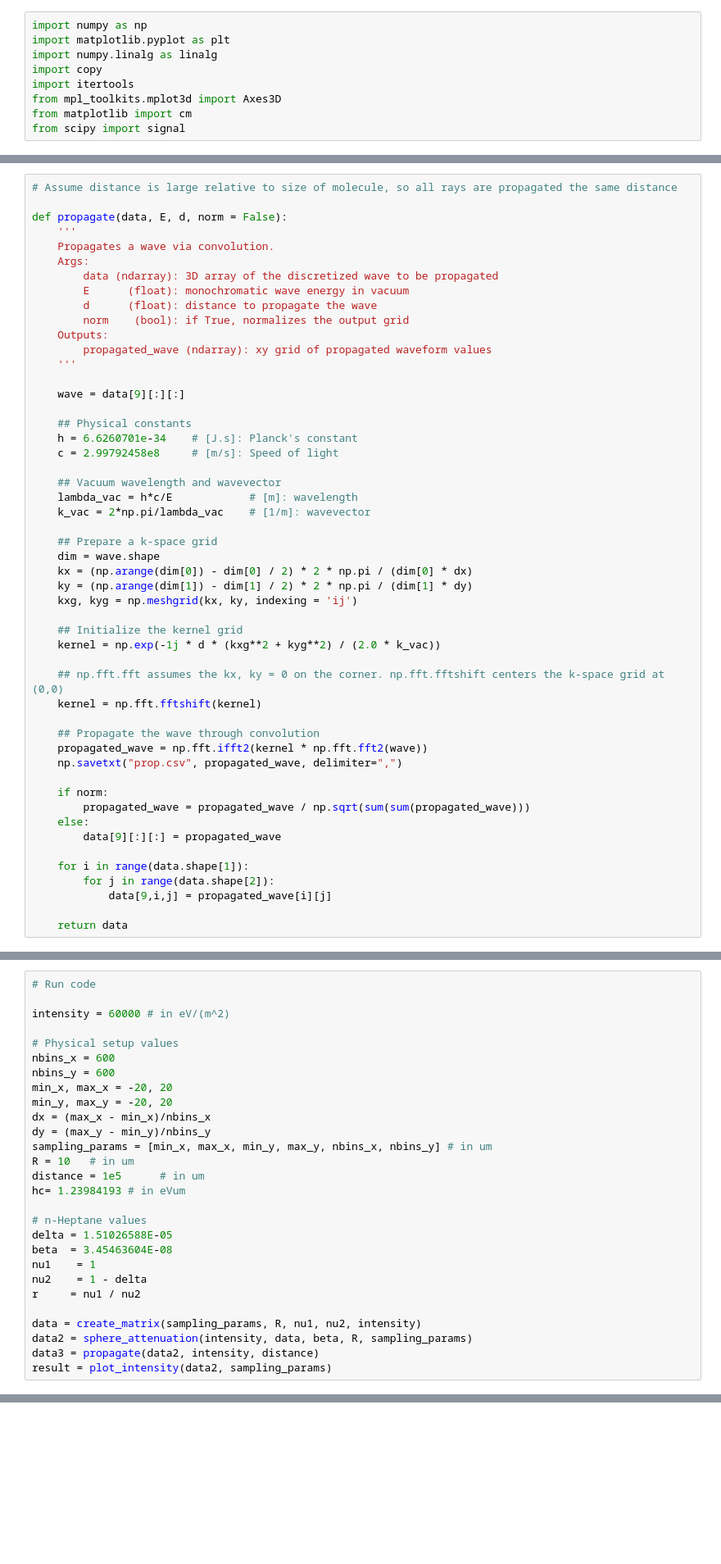
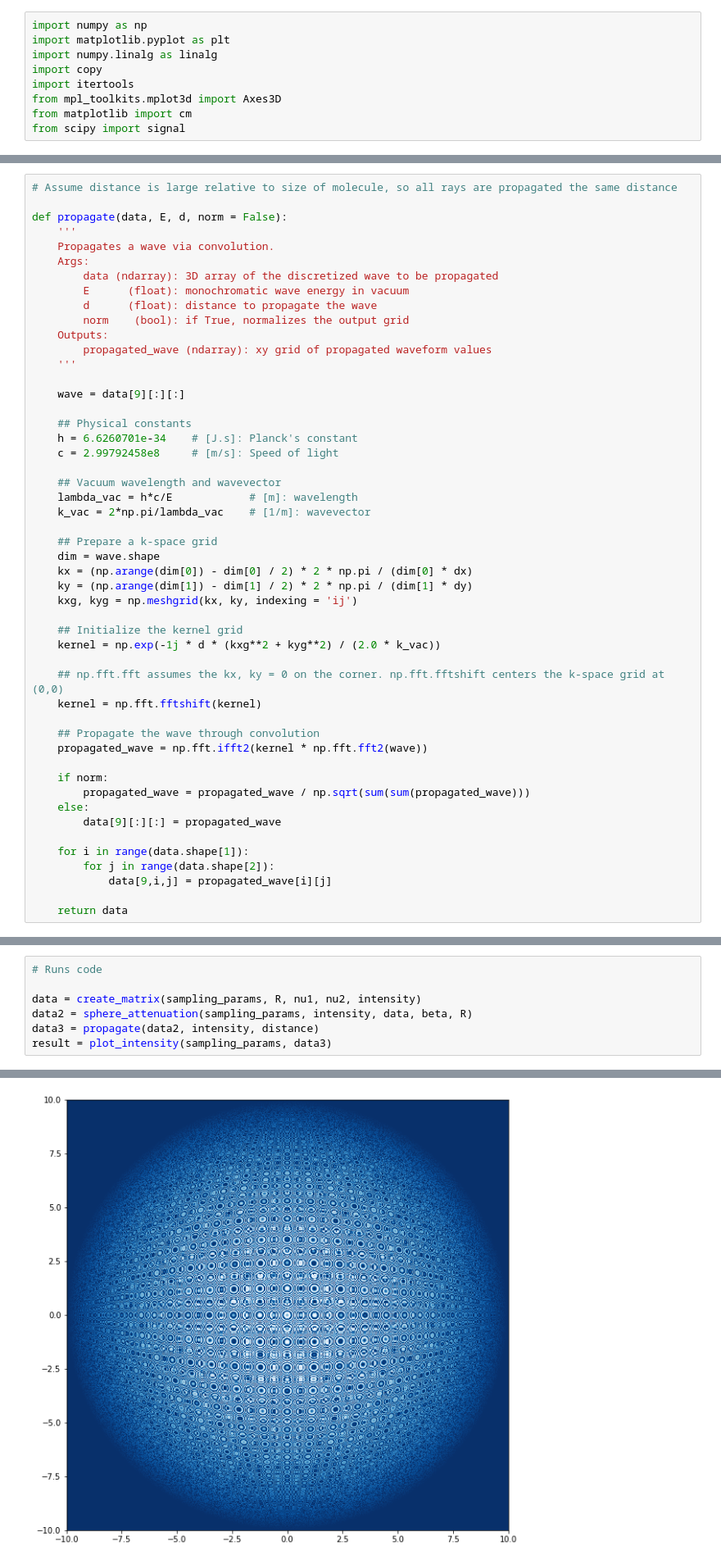
Before and after one commit to MSenani/X-Ray-Image-Reconstruction, a Jupyter notebook: Boon_Sphere_Reconstruction_with_convolution.ipynb, the cells around one changed output, grey strips where cells are left out. Shown at 82% size. Cells and saved outputs as stored; diff of their text form; blank space fills up the shorter version.

```diff
--- a/Boon_Sphere_Reconstruction_with_convolution.ipynb
+++ b/Boon_Sphere_Reconstruction_with_convolution.ipynb
@@ -266,7 +258,6 @@ def propagate(data, E, d, norm = False):
 
     ## Propagate the wave through convolution
     propagated_wave = np.fft.ifft2(kernel * np.fft.fft2(wave))
-    np.savetxt("prop.csv", propagated_wave, delimiter=",")
 
     if norm:
         propagated_wave = propagated_wave / np.sqrt(sum(sum(propagated_wave)))
@@ -301,31 +337,3 @@ beta  = 3.45463604E-08
 nu1    = 1
 nu2    = 1 - delta
 r     = nu1 / nu2
-# %%
-# Run code
-
-intensity = 60000 # in eV/(m^2)
-
-# Physical setup values
-nbins_x = 600
-nbins_y = 600
-min_x, max_x = -20, 20
-min_y, max_y = -20, 20
-dx = (max_x - min_x)/nbins_x
-dy = (max_y - min_y)/nbins_y
-sampling_params = [min_x, max_x, min_y, max_y, nbins_x, nbins_y] # in um
-R = 10   # in um
-distance = 1e5      # in um
-hc= 1.23984193 # in eVum
-
-# n-Heptane values
-delta = 1.51026588E-05
-beta  = 3.45463604E-08
-nu1    = 1
-nu2    = 1 - delta
-r     = nu1 / nu2
-
-data = create_matrix(sampling_params, R, nu1, nu2, intensity)
-data2 = sphere_attenuation(intensity, data, beta, R, sampling_params)
-data3 = propagate(data2, intensity, distance)
-result = plot_intensity(data2, sampling_params)
@@ -335,0 +342,8 @@ result = plot_intensity(data2, sampling_params)
+# %%
+# Runs code
+
+data = create_matrix(sampling_params, R, nu1, nu2, intensity)
+data2 = sphere_attenuation(sampling_params, intensity, data, beta, R)
+data3 = propagate(data2, intensity, distance)
+result = plot_intensity(sampling_params, data3)
+# %% [output]
@@ -335,0 +351 @@ result = plot_intensity(data2, sampling_params)
+[figure, added]
```
Also changed, not shown: parts of 17 cells of this notebook, 1 other file.
